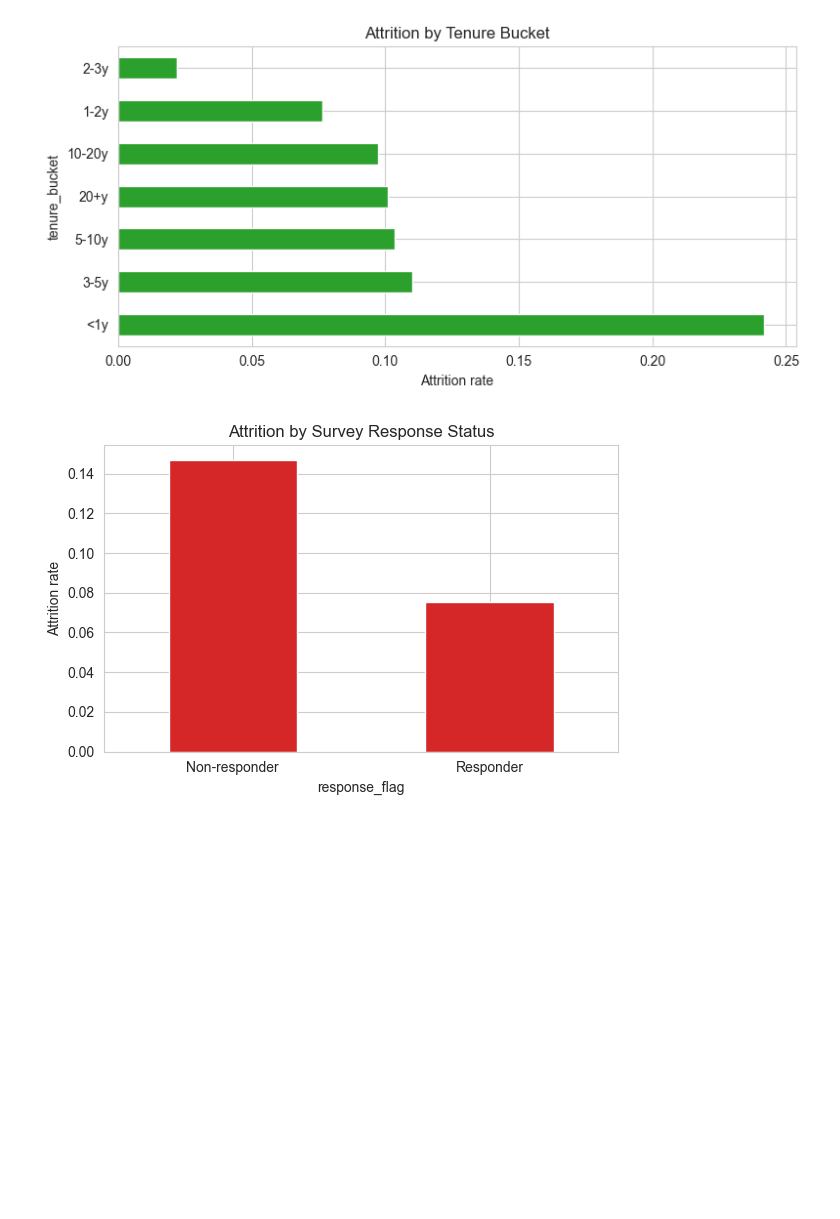
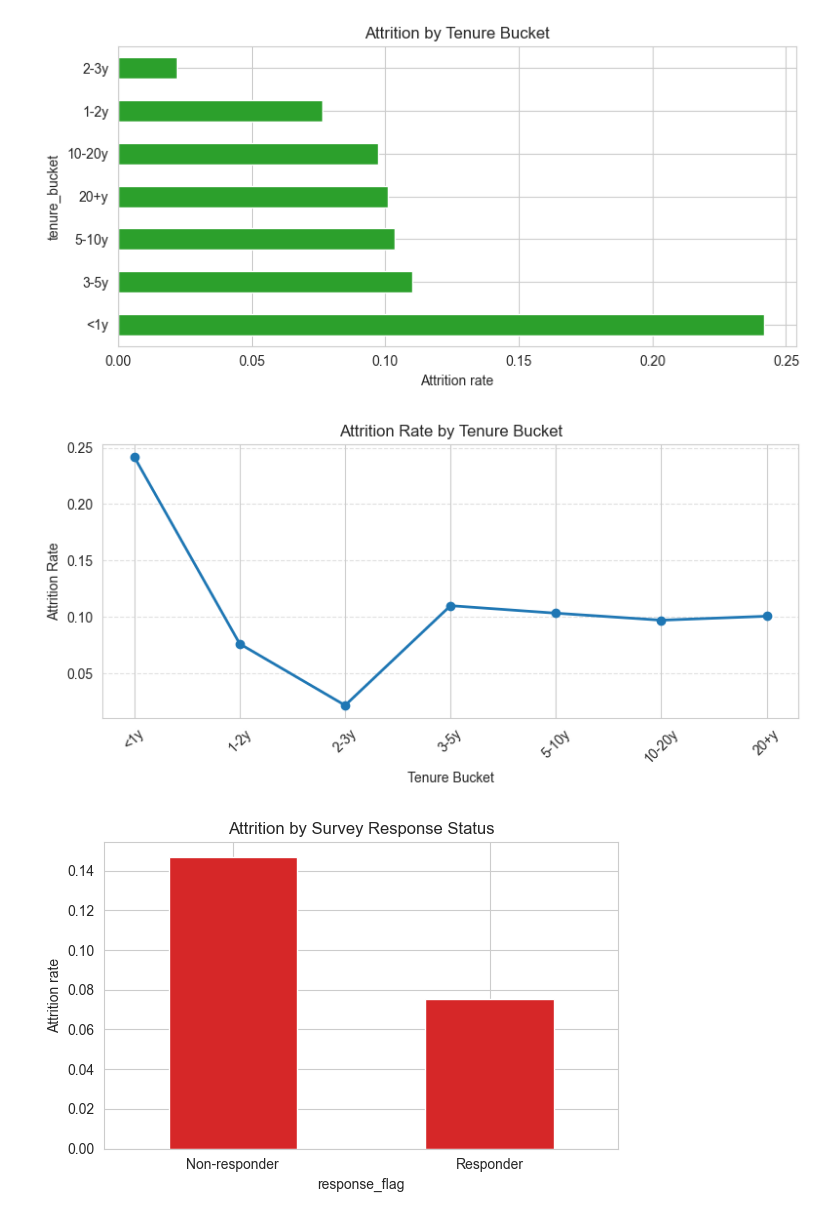
Before and after one commit to devz-002/novacorp_datasets, a Jupyter notebook: EDA.ipynb, the cells around one changed output. Drawn from its saved outputs; the diff is of its cells as text; code cells hidden in the pictures; blank space fills up the shorter version.

```diff
--- a/EDA.ipynb
+++ b/EDA.ipynb
@@ -215,6 +215,32 @@ plt.tight_layout()
 plt.show()
 # %% [output]
 [figure]
+# %%
+# Calculate attrition rate by tenure bucket
+tenure_attrition = (
+    full.groupby('tenure_bucket', observed=True)['attrited']
+    .mean()
+    .sort_index()   # Maintains logical bucket order if categories are ordered
+)
+
+# Line chart
+plt.figure(figsize=(8, 4))
+plt.plot(
+    tenure_attrition.index.astype(str),
+    tenure_attrition.values,
+    marker='o',
+    linewidth=2,
+)
+
+plt.title('Attrition Rate by Tenure Bucket')
+plt.xlabel('Tenure Bucket')
+plt.ylabel('Attrition Rate')
+plt.xticks(rotation=45)
+plt.grid(axis='y', linestyle='--', alpha=0.6)
+plt.tight_layout()
+plt.show()
+# %% [output]
+[figure, added]
 # %%
 plt.figure(figsize=(6, 4))
 full.groupby('response_flag', observed=True)['attrited'].mean().plot(kind='bar', color='#d62728')
```
Also changed, not shown: parts of 9 cells of this notebook, 1 other file.
